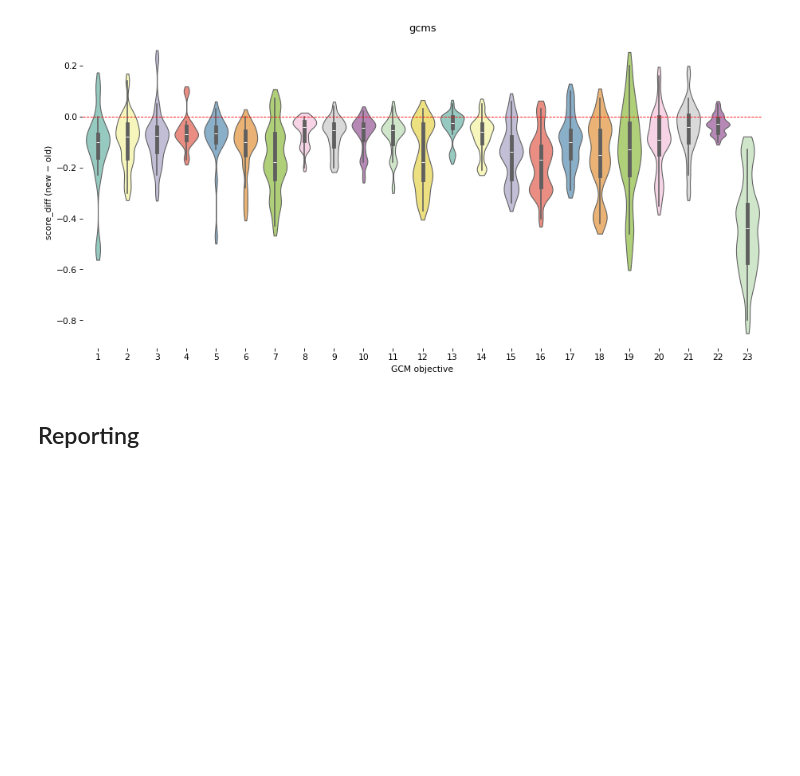
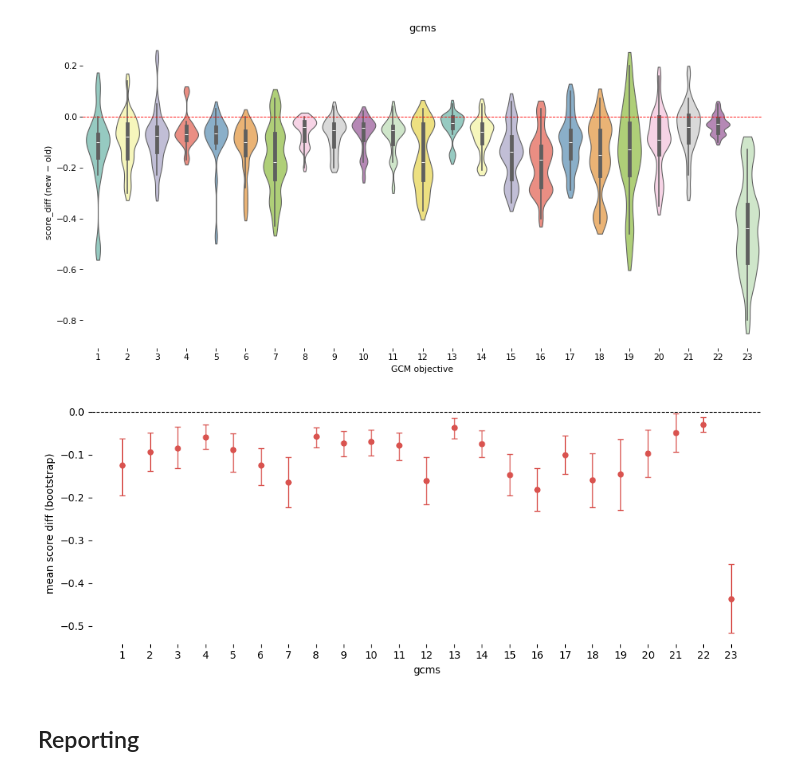
Before and after one commit to franckalbinet/iomeval, a Jupyter notebook: nbs/llm_eval/08_changes.ipynb, the cells around one changed output. Saved outputs shown, nothing was run; the diff lists cells and outputs as text; code cells hidden in the pictures; blank space fills up the shorter version.

```diff
--- a/nbs/llm_eval/08_changes.ipynb
+++ b/nbs/llm_eval/08_changes.ipynb
@@ -138,12 +142,12 @@ print(mappings2df(evl, RESULTS_PATH).head())
 #| export
 def delta_df(
     evl_id:str,   # evaluation ID
-    base_path:Path,   # path to new results
-    backup_path:Path, # path to old results
+    new_path:Path,   # path to new results
+    old_path:Path, # path to old results
 ) -> pd.DataFrame: # merged DataFrame with score_old/score_new
     "Compare old and new mappings for a report."
-    old = mappings2df(evl_id, backup_path).rename(columns=dict(score='score_old'))
-    new = mappings2df(evl_id, base_path).rename(columns=dict(score='score_new'))
+    old = mappings2df(evl_id, old_path).rename(columns=dict(score='score_old'))
+    new = mappings2df(evl_id, new_path).rename(columns=dict(score='score_new'))
     return old.merge(new, on=['mapping_type','theme_id'], how='outer')
 # %% [markdown]
 For instance:
@@ -279,3 +283,19 @@ print(dfs[dfs.evl_id == '760568a15e144bcfb88dbbd50247dc51'][['mapping_type', 'th
 544         gcms        2        13        12          1
 545         gcms       20        13         8          5
 546         gcms       21        12        15         -3
+# %%
+#| export
+def theme_stats(
+    dfs, # pandas dataframe with columns ['mapping_type', 'theme_id', 'score_diff']
+    ci=(2.5, 97.5), # confidence interval percentiles
+    n=10_000 # number of bootstrap samples
+    ):
+    "Bootstrap CI and Wilcoxon test for each (mapping_type, theme_id)"
+    rows = []
+    dfs = dfs.query("mapping_type!='outs'").copy()
+    for (mt, tid), grp in dfs.groupby(['mapping_type', 'theme_id']):
+        d = grp.score_diff.values
+        bs = [np.random.choice(d, size=len(d), replace=True).mean() for _ in range(n)]
+        w = stats.wilcoxon(d)
+        rows.append(dict(mapping_type=mt, theme_id=tid, mean=np.mean(bs), ci_low=np.percentile(bs, ci[0]), ci_high=np.percentile(bs, ci[1]), stat=w.statistic, pvalue=w.pvalue))
+    return pd.DataFrame(rows)
@@ -368,3 +478,11 @@ plot_score_diffs(dfs, 'gcms', 'GCM objective', figsize=(12, 6), dpi=77)
+# %%
+#| eval: false
+df_stats = theme_stats(dfs)
+# %%
+#| eval: false
+plot_theme_stats(df_stats, 'gcms', figsize=(10, 4))
+# %% [output]
+[figure, added]
 # %% [markdown]
 ## Reporting
 # %% [markdown]
```
Also changed, not shown: parts of 28 cells of this notebook, 8 other files.
